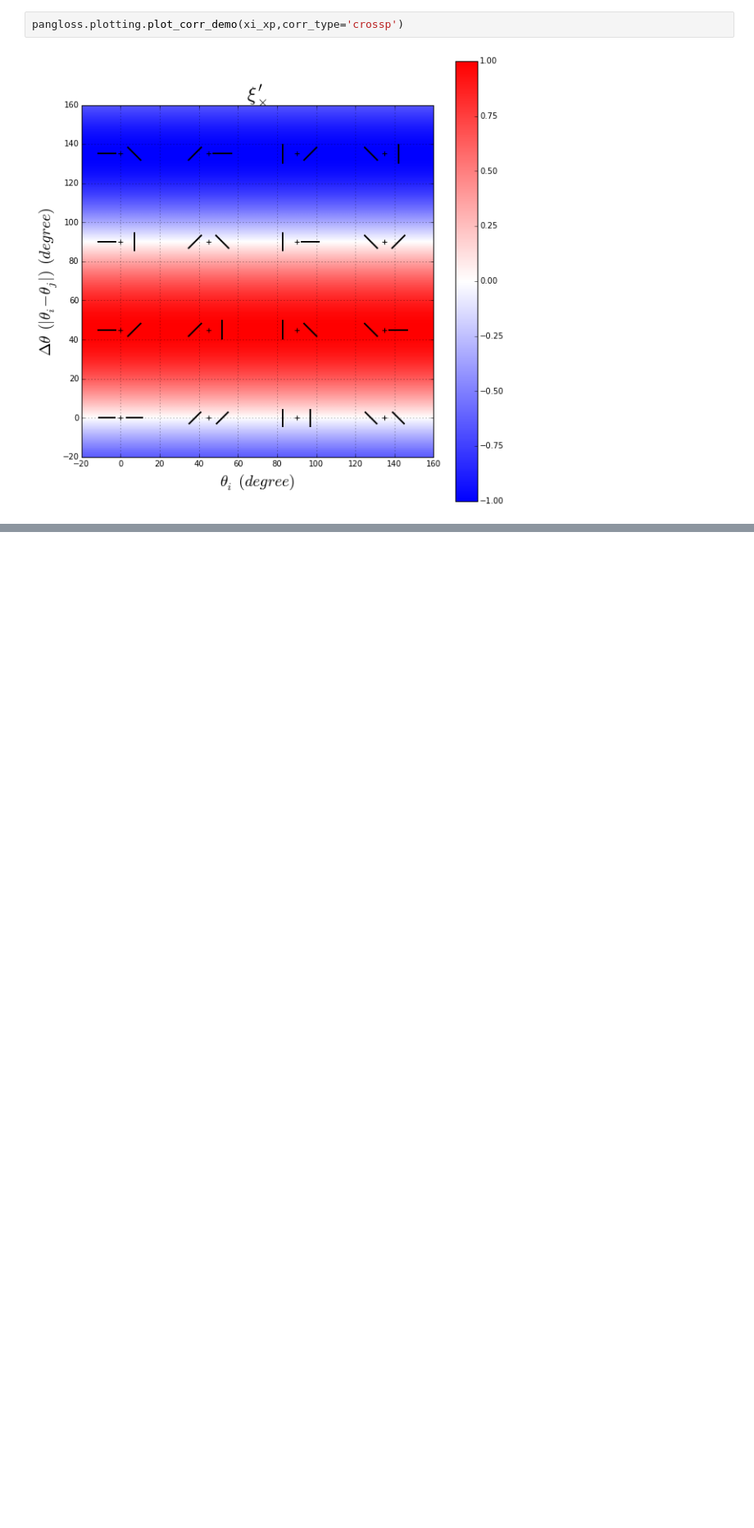
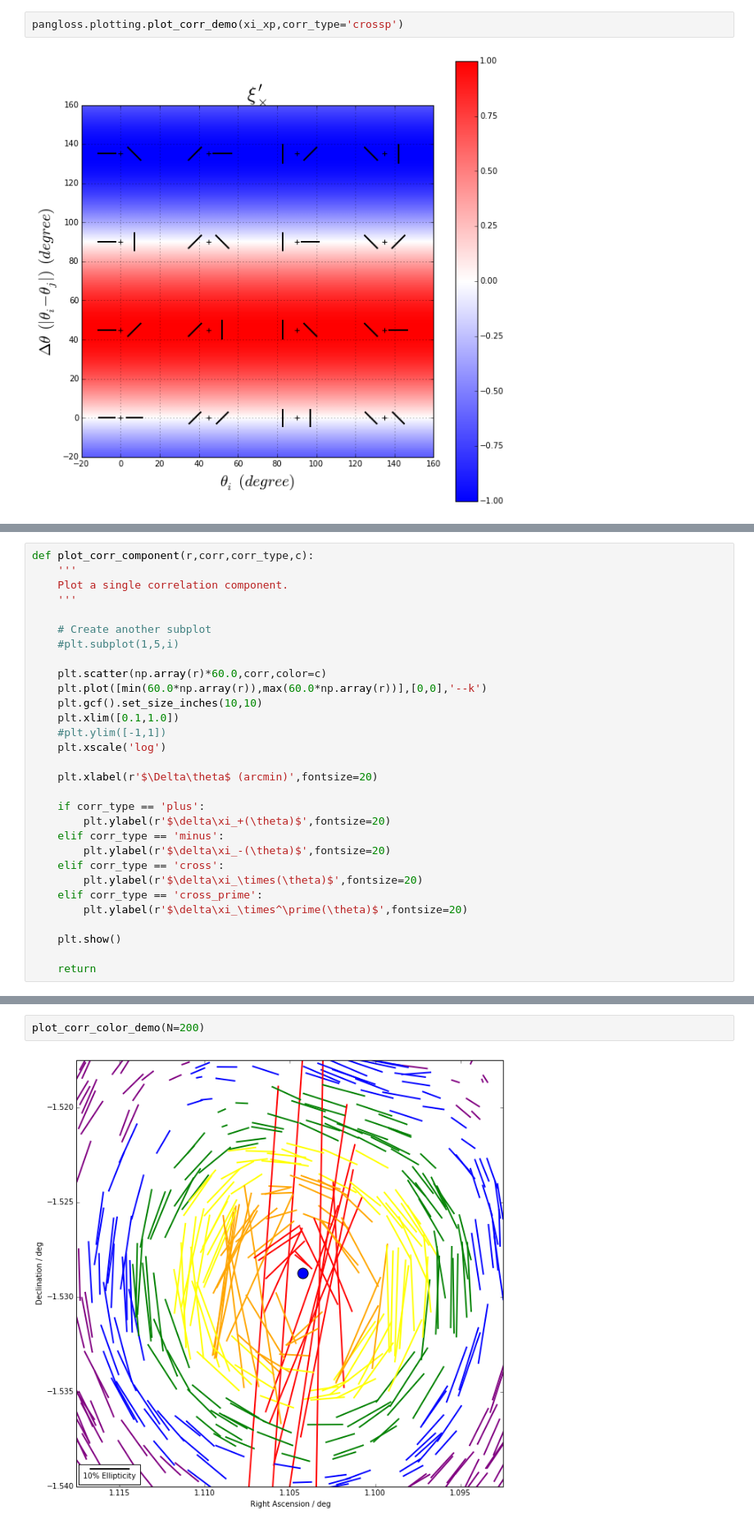
Before and after one commit to drphilmarshall/Pangloss, a Jupyter notebook: demos/VisualizingCorrelationFunction.ipynb, the cells around one changed output, grey strips where cells are left out. Shown at 82% size. Cells and saved outputs as stored; diff of their text form; blank space fills up the shorter version.

```diff
--- a/demos/VisualizingCorrelationFunction.ipynb
+++ b/demos/VisualizingCorrelationFunction.ipynb
@@ -76,0 +237,30 @@ pangloss.plotting.plot_corr_demo(xi_xp,corr_type='crossp')
+# %%
+def plot_corr_component(r,corr,corr_type,c):
+    '''
+    Plot a single correlation component.
+    '''
+
+    # Create another subplot
+    #plt.subplot(1,5,i)
+
+    plt.scatter(np.array(r)*60.0,corr,color=c)
+    plt.plot([min(60.0*np.array(r)),max(60.0*np.array(r))],[0,0],'--k')
+    plt.gcf().set_size_inches(10,10)
+    plt.xlim([0.1,1.0])
+    #plt.ylim([-1,1])
+    plt.xscale('log')
+
+    plt.xlabel(r'$\Delta\theta$ (arcmin)',fontsize=20)
+
+    if corr_type == 'plus':
+        plt.ylabel(r'$\delta\xi_+(\theta)$',fontsize=20)
+    elif corr_type == 'minus':
+        plt.ylabel(r'$\delta\xi_-(\theta)$',fontsize=20)
+    elif corr_type == 'cross':
+        plt.ylabel(r'$\delta\xi_\times(\theta)$',fontsize=20)
+    elif corr_type == 'cross_prime':
+        plt.ylabel(r'$\delta\xi_\times^\prime(\theta)$',fontsize=20)
+
+    plt.show()
+
+    return
@@ -76,0 +311,4 @@ pangloss.plotting.plot_corr_demo(xi_xp,corr_type='crossp')
+# %%
+plot_corr_color_demo(N=200)
+# %% [output]
+[figure, added]
```
Also changed, not shown: parts of 12 cells of this notebook, 3 other files.
